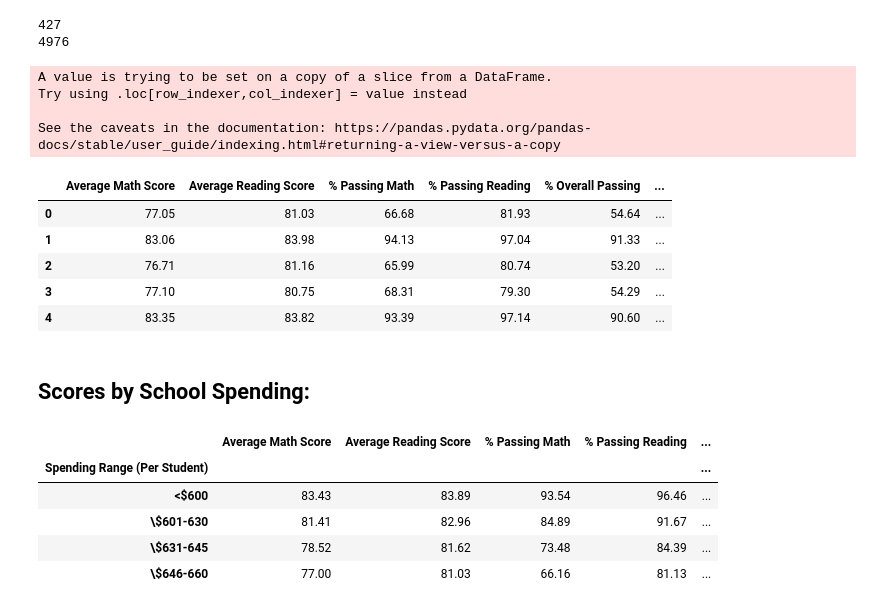
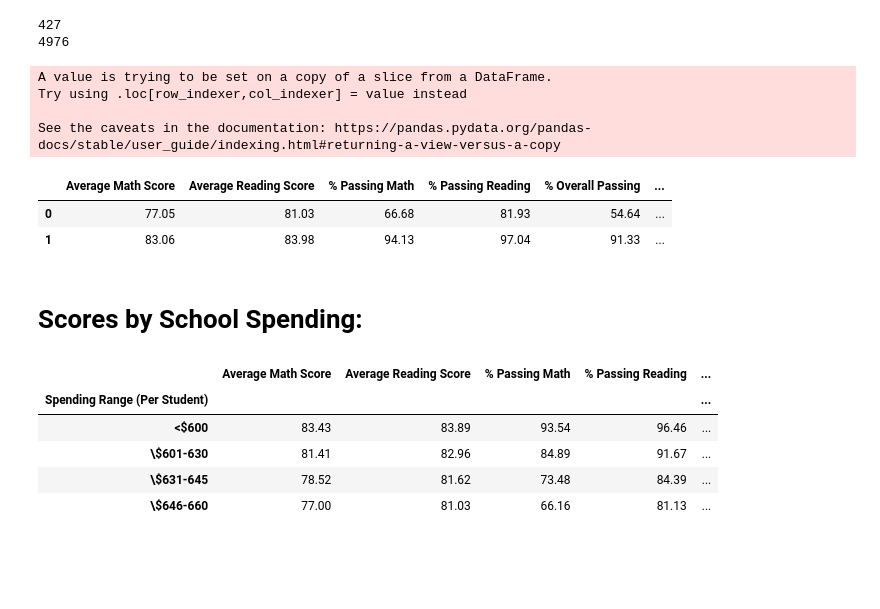
Before and after one commit to juliabrunett/pandas-challenge, a Jupyter notebook: PyCitySchools/PyCitySchools.ipynb, the cells around one changed output. Cells and saved outputs as stored; diff of their text form; code cells hidden in the pictures; blank space fills up the shorter version.

```diff
--- a/PyCitySchools/PyCitySchools.ipynb
+++ b/PyCitySchools/PyCitySchools.ipynb
@@ -327,9 +305,13 @@ school_merged_df.head()
 school_merged_df = school_merged_df[["School Name", "School Type", "Total Students", "Total School Budget",
                                      "Per Student Budget", "Average Math Score", "Average Reading Score",
                                      "% Passing Math", "% Passing Reading", "% Overall Passing"]]
+
+# Change formats of numbers
+school_merged_df["Total School Budget"] = school_merged_df["Total School Budget"].map("${:,.2f}".format)
+school_merged_df["Total Students"] = school_merged_df["Total Students"].map("{:,}".format)
+
 # Set index to School Name
-school_merged_df = school_merged_df.set_index("School Name")
-school_merged_df
+school_merged_df.set_index("School Name")
 # %% [output]
 |  | School Type | Total Students | Total School Budget | Per Student Budget | Average Math Score | ... |
 | School Name |  |  |  |  |  | ... |
@@ -562,23 +544,20 @@ spending_names = ["<$600", "\$601-630", "\$631-645", "\$646-660"]
 # %%
 # Create bins for spending
 spending_df["Spending Range (Per Student)"] = pd.cut(spending_df["Per Student Budget"], spending_bins, labels=spending_names, include_lowest=True)
 # Remove unneccessary columns
 spending_range_df = spending_df[["Average Math Score", "Average Reading Score", "% Passing Math",
                                  "% Passing Reading","% Overall Passing", "Spending Range (Per Student)"]]
-spending_range_df.head()
+spending_range_df.head(2)
 # %% [output]
 A value is trying to be set on a copy of a slice from a DataFrame.
 Try using .loc[row_indexer,col_indexer] = value instead
 
 See the caveats in the documentation: https://pandas.pydata.org/pandas-docs/stable/user_guide/indexing.html#returning-a-view-versus-a-copy
 |  | Average Math Score | Average Reading Score | % Passing Math | % Passing Reading | % Overall Passing | ... |
 | 0 | 77.05 | 81.03 | 66.68 | 81.93 | 54.64 | ... |
 | 1 | 83.06 | 83.98 | 94.13 | 97.04 | 91.33 | ... |
-| 2 | 76.71 | 81.16 | 65.99 | 80.74 | 53.20 | ... |
-| 3 | 77.10 | 80.75 | 68.31 | 79.30 | 54.29 | ... |
-| 4 | 83.35 | 83.82 | 93.39 | 97.14 | 90.60 | ... |
 # %% [markdown]
-## Scores by School Spending:
+# Scores by School Spending:
 # %%
 # OUTPUT: SCORES BY SCHOOL SPENDING (PER STUDENT)
 spending_groupby = spending_range_df.groupby(["Spending Range (Per Student)"])
```
Also changed, not shown: parts of 36 cells of this notebook.
